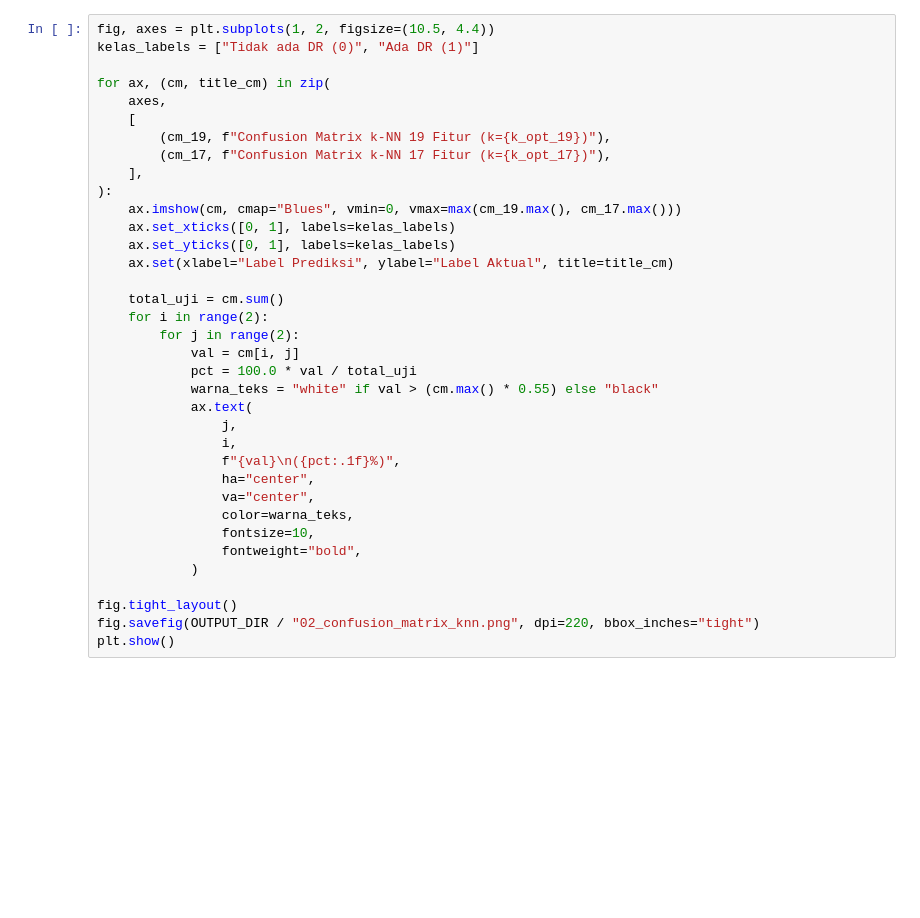
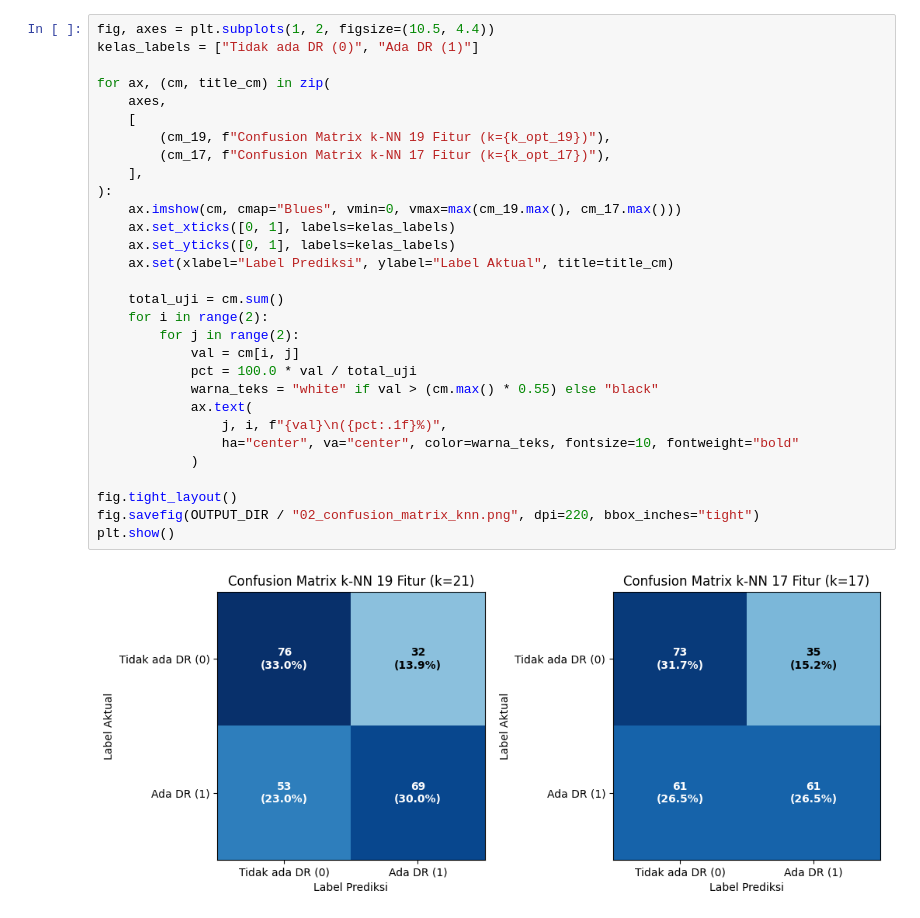
Before and after one commit to FDZ3006/mini-projek-ml-bioinformatika-kelompok-7, a Jupyter notebook: notebooks/knn/uji_k_NN_kel7.ipynb, the cells around one changed output. Saved outputs shown, nothing was run; the diff lists cells and outputs as text; blank space fills up the shorter version.

```diff
--- a/notebooks/knn/uji_k_NN_kel7.ipynb
+++ b/notebooks/knn/uji_k_NN_kel7.ipynb
@@ -178,39 +216,35 @@ df_evaluasi.to_csv(OUTPUT_DIR / "evaluasi_uji_knn.csv", index=False)
 # %%
 fig, axes = plt.subplots(1, 2, figsize=(10.5, 4.4))
 kelas_labels = ["Tidak ada DR (0)", "Ada DR (1)"]
 
 for ax, (cm, title_cm) in zip(
     axes,
     [
         (cm_19, f"Confusion Matrix k-NN 19 Fitur (k={k_opt_19})"),
         (cm_17, f"Confusion Matrix k-NN 17 Fitur (k={k_opt_17})"),
     ],
 ):
     ax.imshow(cm, cmap="Blues", vmin=0, vmax=max(cm_19.max(), cm_17.max()))
     ax.set_xticks([0, 1], labels=kelas_labels)
     ax.set_yticks([0, 1], labels=kelas_labels)
     ax.set(xlabel="Label Prediksi", ylabel="Label Aktual", title=title_cm)
 
     total_uji = cm.sum()
     for i in range(2):
         for j in range(2):
             val = cm[i, j]
             pct = 100.0 * val / total_uji
             warna_teks = "white" if val > (cm.max() * 0.55) else "black"
             ax.text(
-                j,
-                i,
-                f"{val}\n({pct:.1f}%)",
-                ha="center",
-                va="center",
-                color=warna_teks,
-                fontsize=10,
-                fontweight="bold",
+                j, i, f"{val}\n({pct:.1f}%)",
+                ha="center", va="center", color=warna_teks, fontsize=10, fontweight="bold"
             )
 
 fig.tight_layout()
 fig.savefig(OUTPUT_DIR / "02_confusion_matrix_knn.png", dpi=220, bbox_inches="tight")
 plt.show()
+# %% [output]
+[figure, added]
 # %%
 fig, ax = plt.subplots(figsize=(6.8, 5.2))
 
```
Also changed, not shown: parts of 7 cells of this notebook, 2 other files.
